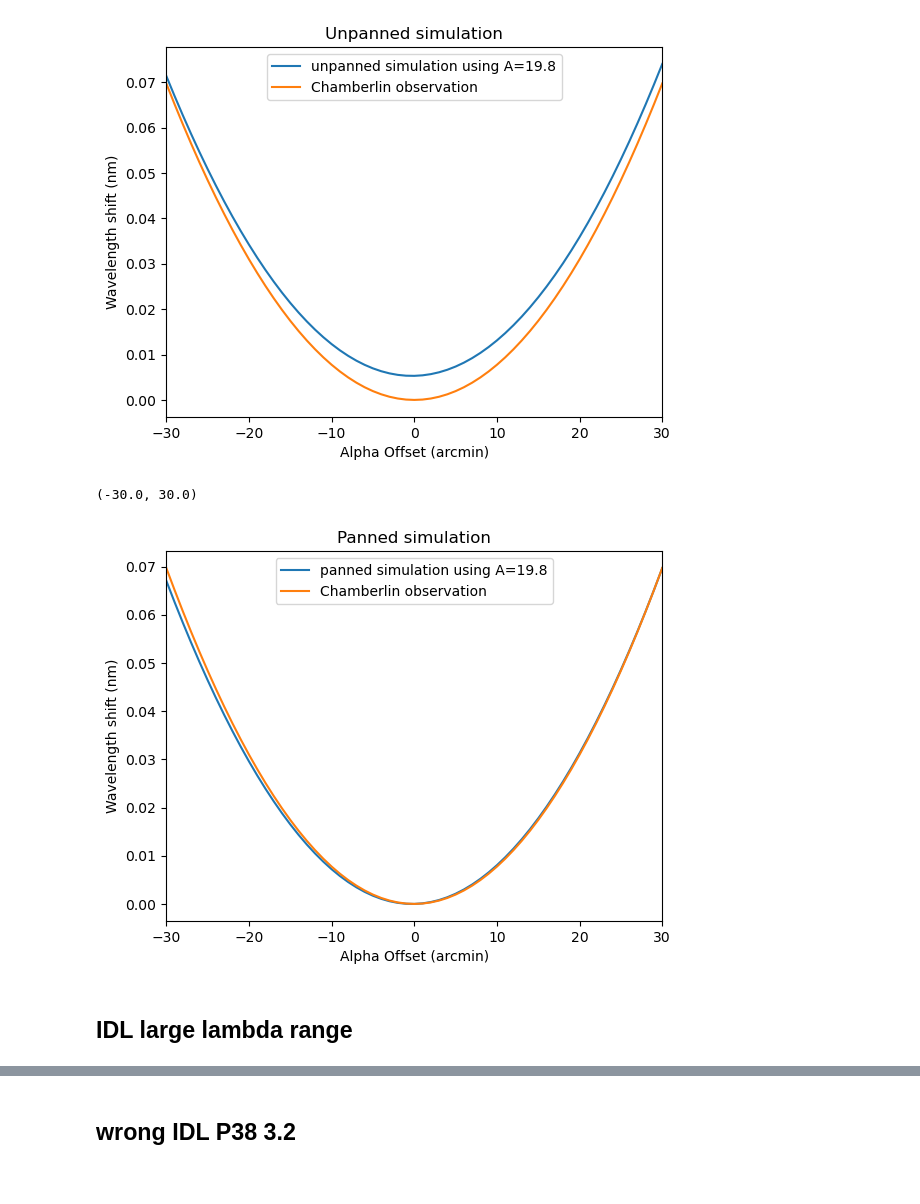
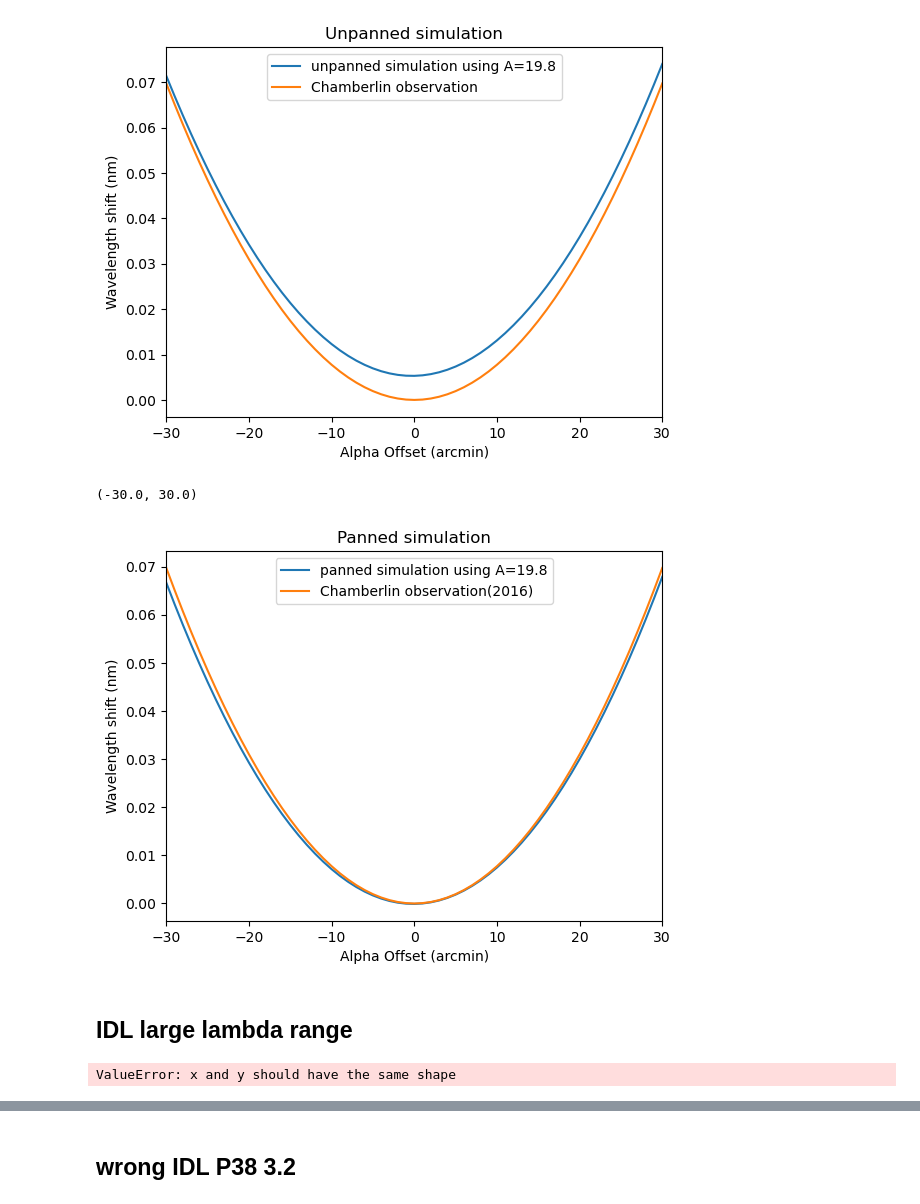
Before and after one commit to MaoChengzhi/EVE-spectrum-correction, a Jupyter notebook: using_aiapy/visualization.ipynb, the cells around one changed output, grey strips where cells are left out. Drawn from its saved outputs; the diff is of its cells as text; code cells hidden in the pictures.

```diff
--- a/using_aiapy/visualization.ipynb
+++ b/using_aiapy/visualization.ipynb
@@ -42,6 +42,16 @@ for i in range(angle_point_num_alpha):
     g = fit_g(g_init, wavelength_list, DN['DN_alpha'][i])
     wavelength_shift_alpha[i] = g.mean.value
     fit_alpha.append(g)
+
+wavelength_shift_beta = np.zeros(angle_point_num_beta)
+fit_beta = []  # List of Gaussian1D
+for j in range(angle_point_num_beta):
+    g_init = models.Gaussian1D(amplitude=3E9, mean=0.05, stddev=0.0424)
+    # initial value for fitting
+    fit_g = fitting.LevMarLSQFitter()
+    g = fit_g(g_init, wavelength_list, DN['DN_beta'][j])
+    wavelength_shift_beta[j] = g.mean.value
+    fit_beta.append(g)
 # %%
 # Profiles during cruciformscan
 fig, ax = plt.subplots()
@@ -55,3 +65,13 @@ ax.set_ylabel("Digital Number per nm (?)")
 # %% [output]
 Text(0, 0.5, 'Digital Number per nm (?)')
 [figure]
+# %%
+# Profiles during cruciformscan
+fig, ax = plt.subplots()
+# Profiles during cruciformscan in alpha direction
+for i in range(angle_point_num_alpha):
+    ax.plot(wavelength_list, DN['DN_beta'][i], )
+# ax.set_title("He II 谱线轮廓随入射偏角𝜶变化的模拟结果")
+ax.set_title("Full-disk irradiance profiles at alpha offset")
+ax.set_xlabel('Wavelength (nm)')
+ax.set_ylabel("Digital Number per nm (?)")
@@ -62,7 +85,7 @@ wavelength_densed_list = np.linspace(-0.1, 0.25, 10*wavelength_point_num)
 # Profiles during cruciformscan in alpha direction
 for i in range(angle_point_num_alpha):
     ax.plot(wavelength_densed_list, fit_alpha[i](
-        wavelength_densed_list), label='linear')
+        wavelength_densed_list))
 
 ax.set_xlabel('Wavelength (nm)')
 ax.set_ylabel("Digital Number per nm ")
@@ -70,3 +93,15 @@ ax.set_title("Full-disk irradiance profiles at alpha offset angles")
 # %% [output]
 Text(0.5, 1.0, 'Full-disk irradiance profiles at alpha offset angles')
 [figure]
+# %%
+# Fitted profiles during cruciformscan
+fig, ax = plt.subplots()
+wavelength_densed_list = np.linspace(-0.1, 0.25, 10*wavelength_point_num)
+# Profiles during cruciformscan in alpha direction
+for i in range(angle_point_num_alpha):
+    ax.plot(wavelength_densed_list, fit_beta[i](
+        wavelength_densed_list))
+
+ax.set_xlabel('Wavelength (nm)')
+ax.set_ylabel("Digital Number per nm ")
+ax.set_title("Full-disk irradiance profiles at beta offset angles")
@@ -432,19 +493,19 @@ ax.set_xlim(-30,30)
 # %%
 # central wavelength shift
 # my panned simulation vs. Chamberlin(2016) observation
 
 fig, ax = plt.subplots()
 ax.plot(offaxis_angle_x_min_alpha, wavelength_shift_alpha -
-        wavelength_shift_alpha[int(angle_point_num_alpha/2)])
+        wavelength_shift_alpha[int(angle_point_num_alpha/2)+1])
 ax.plot(offaxis_angle_x_min_alpha,915.53*offaxis_angle_x_alpha**2)  #这个换算详见unit_conversion.py
-ax.legend(["panned simulation using A=19.8","Chamberlin observation"])
+ax.legend(["panned simulation using A=19.8","Chamberlin observation(2016)"])
 ax.set_ylabel('Wavelength shift (nm)')
 ax.set_xlabel("Alpha Offset (arcmin)")
 ax.set_title("Panned simulation")
 ax.set_xlim(-30,30)
 # %% [output]
 (-30.0, 30.0)
-[figure, old version]
+[figure, new version]
 # %% [markdown]
 ## IDL large lambda range
 # %%
@@ -475,6 +536,8 @@ for i in range(angle_point_num_alpha):
     g = fit_g(g_init, wavelength_list, DN['DN_alpha'][i])
     wavelength_shift_alpha[i] = g.mean.value
     fit_alpha.append(g)
+# %% [output]
+ValueError: x and y should have the same shape
 # %%
 # Profiles during cruciformscan
 fig, ax = plt.subplots()
```
Also changed, not shown: parts of 18 cells of this notebook, 3 other files.
